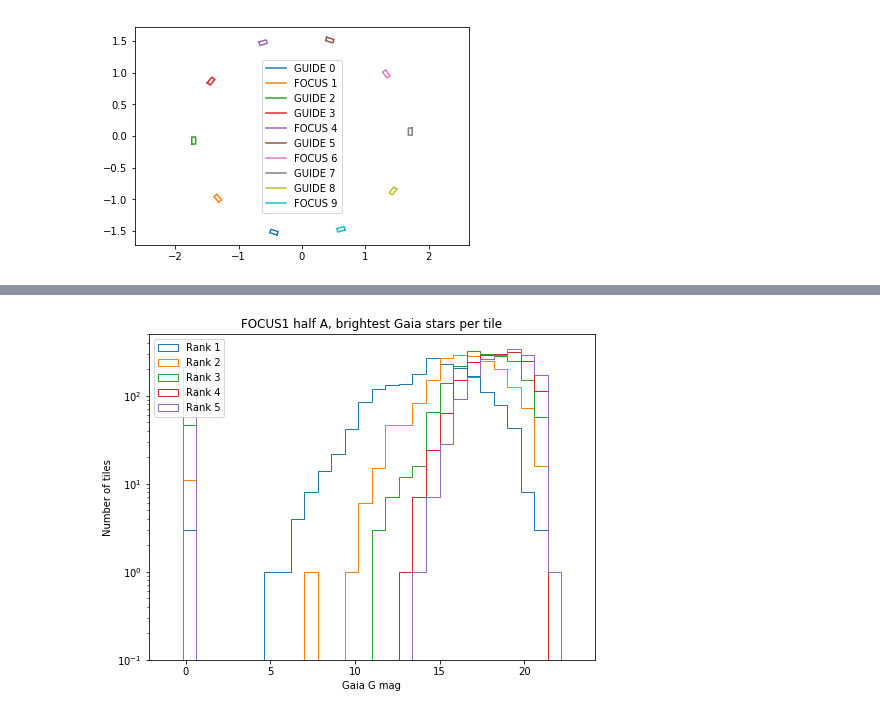
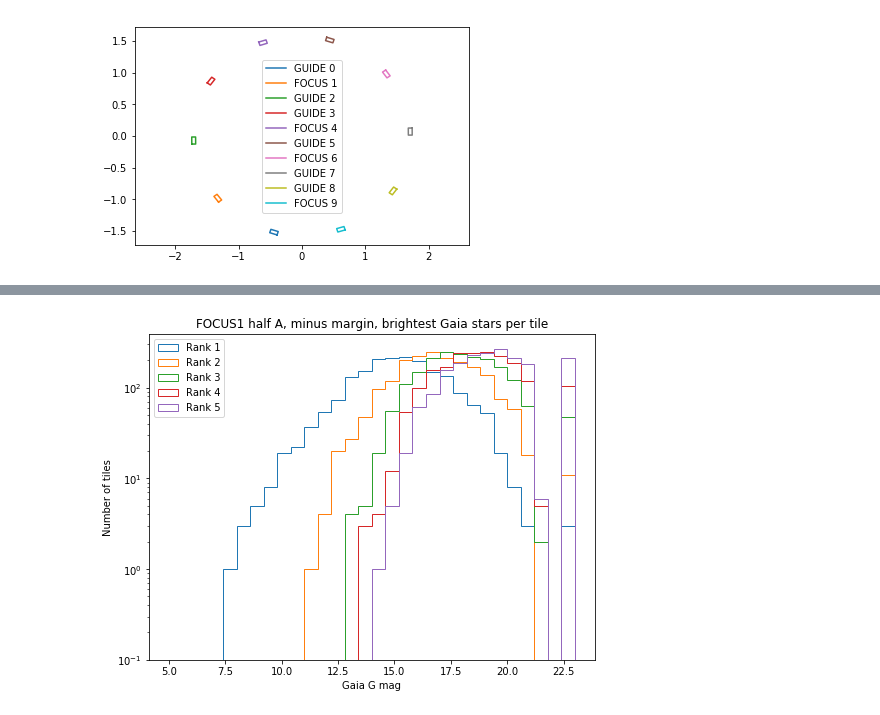
Before and after one commit to dstndstn/desi-misc, a Jupyter notebook: desi-tile-brightest-stars.ipynb, the cells around one changed output, grey strips where cells are left out. Saved outputs shown, nothing was run; the diff lists cells and outputs as text; code cells hidden in the pictures.

```diff
--- a/desi-tile-brightest-stars.ipynb
+++ b/desi-tile-brightest-stars.ipynb
@@ -192,16 +65,0 @@ for chip,hdu in focus_hdumap.items():
-# %%
-maxr = 0.
-
-for k,(tx,ty,wcs) in rel_xy.items():
-    (gstr,gnum) = k
-    h,w = wcs.shape
-    r,d = ztilewcs.pixelxy2radec(tx, ty)
-    x,y = [1,1,w,w,1],[1,h,h,1,1]
-    wcs.set_crval(r, d)
-    r,d = wcs.pixelxy2radec(x, y)
-    dists = degrees_between(0., 0., r, d)
-    maxr = max(maxr, max(dists))
-    r[r>180] -= 360.
-    plt.plot(r, d, '-', label='%s %i' % (gstr, gnum))
-plt.legend();
-plt.axis('equal');
@@ -360,7 +205,7 @@ for itile,tile in enumerate(tiles):
 
     for name,tx,ty,chipwcs,brightest in wcs_regions:
         # Move each GFA chip's center relative to the tile WCS.
-        #h,w = chipwcs.shape
+        h,w = chipwcs.shape
         #r,d = tilewcs.pixelxy2radec(tx, ty)
         #chipwcs.set_crval(r, d)
 
@@ -376,7 +221,8 @@ for itile,tile in enumerate(tiles):
             cornr,cornd = chipwcs.pixelxy2radec(cx, cy)
             plt.plot(cornr, cornd, '-')
             plt.plot(stars.ra, stars.dec, 'k.')
-
+            plt.title(name)
+            plt.show()
         J = np.flatnonzero((x >= 1) * (y >= 1) * (x <= w) * (y <= h))
         if len(J) == 0:
             continue
@@ -428,15 +281,21 @@ plt.colorbar();
 # %%
 plt.figure(figsize=(8,6))
-mx = -1
-ha = dict(histtype='step', range=(mx,23), bins=30, log=True)
+bright = 5
+faint = 23
+ha = dict(histtype='step', range=(bright,faint), bins=30, log=True)
+
+c = 'brightest_focus_1_a_margin'
+
+K = np.flatnonzero((tiles.program == 'dark') * (tiles.get('pass') == 0) * (tiles.in_imaging))
 for j in range(5):
-    #J, = np.nonzero(tiles_ann.brightest_focus_1_a[I,j])
-    #plt.hist(np.maximum(mx, tiles_ann.brightest_focus_1_a[I[J],j]), label='Rank %i'%(j+1), **ha);
-    plt.hist(np.maximum(mx, tiles_ann.brightest_focus_1_a_margin[I,j]), label='Rank %i'%(j+1), **ha);
-plt.title('FOCUS1 half A, brightest Gaia stars per tile')
+    arr = tiles_ann.get(c)[K,j]
+    J, = np.nonzero(arr == 0)
+    arr[J] = faint
+    plt.hist(np.clip(arr, bright, faint), label='Rank %i'%(j+1), **ha);
+plt.title('FOCUS1 half A, minus margin, brightest Gaia stars per tile')
 plt.xlabel('Gaia G mag')
 plt.ylabel('Number of tiles')
 plt.legend(loc='upper left');
 plt.savefig('focus1a-brightest.png')
 # %% [output]
-[figure, old version]
+[figure, new version]
```
Also changed, not shown: parts of 16 cells of this notebook.
